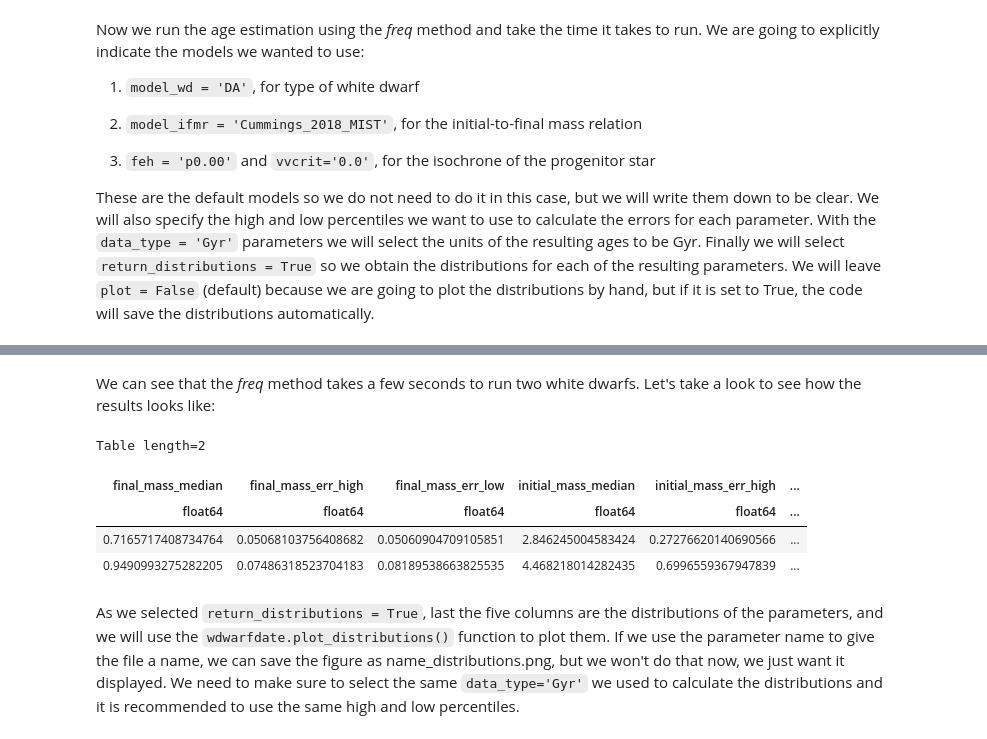
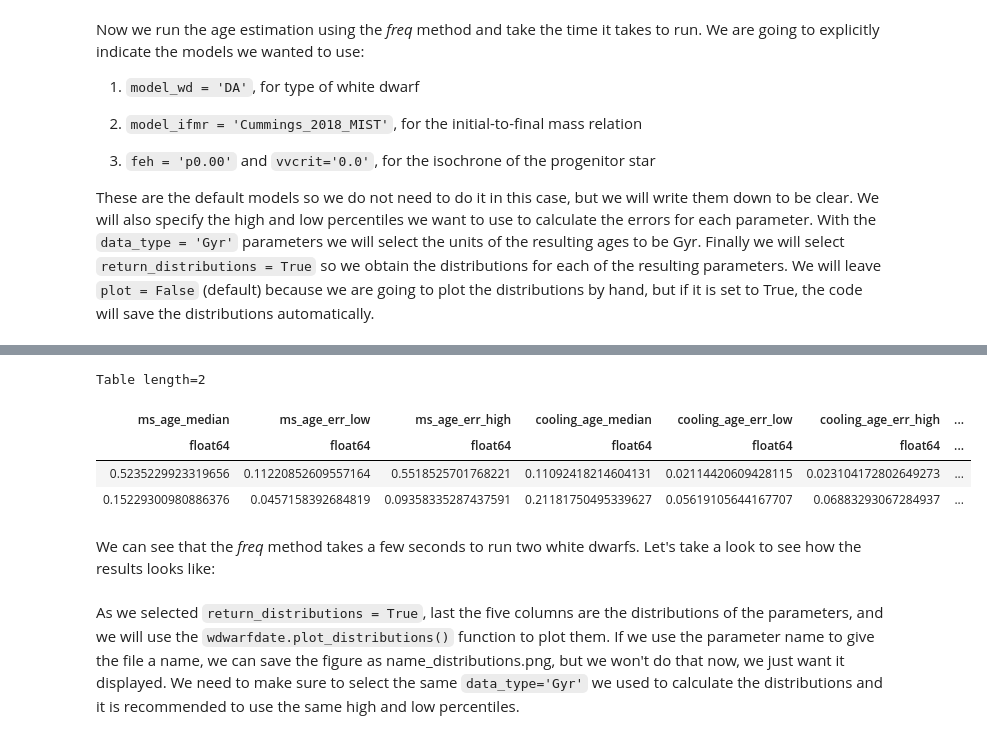
Before and after one commit to rkiman/wdwarfdate, a Jupyter notebook: docs/source/tutorials/fast_test.ipynb, the cells around one changed output, grey strips where cells are left out. Drawn from its saved outputs; the diff is of its cells as text; code cells hidden in the pictures.

```diff
--- a/docs/source/tutorials/fast_test.ipynb
+++ b/docs/source/tutorials/fast_test.ipynb
@@ -42,12 +51,12 @@ print('{}s'.format(end - start))
+# %%
+WD.results
+# %% [output]
+Table length=2
+| ms_age_median | ms_age_err_low | ms_age_err_high | cooling_age_median | cooling_age_err_low | cooling_age_err_high | ... |
+| float64 | float64 | float64 | float64 | float64 | float64 | ... |
+| 0.5235229923319656 | 0.11220852609557164 | 0.5518525701768221 | 0.11092418214604131 | 0.02114420609428115 | 0.023104172802649273 | ... |
+| 0.15229300980886376 | 0.0457158392684819 | 0.09358335287437591 | 0.21181750495339627 | 0.05619105644167707 | 0.06883293067284937 | ... |
 # %% [markdown]
 We can see that the *freq* method takes a few seconds to run two white dwarfs. Let's take a look to see how the results looks like:
-# %%
-results
-# %% [output]
-Table length=2
-| final_mass_median | final_mass_err_high | final_mass_err_low | initial_mass_median | initial_mass_err_high | ... |
-| float64 | float64 | float64 | float64 | float64 | ... |
-| 0.7165717408734764 | 0.05068103756408682 | 0.05060904709105851 | 2.846245004583424 | 0.27276620140690566 | ... |
-| 0.9490993275282205 | 0.07486318523704183 | 0.08189538663825535 | 4.468218014282435 | 0.6996559367947839 | ... |
 # %% [markdown]
 As we selected `return_distributions = True`, last the five columns are the distributions of the parameters, and we will use the `wdwarfdate.plot_distributions()` function to plot them. If we use the parameter name to give the file a name, we can save the figure as name_distributions.png, but we won't do that now, we just want it displayed. We need to make sure to select the same `data_type='Gyr'` we used to calculate the distributions and it is recommended to use the same high and low percentiles.
```
Also changed, not shown: parts of 4 cells of this notebook, 26 other files.
